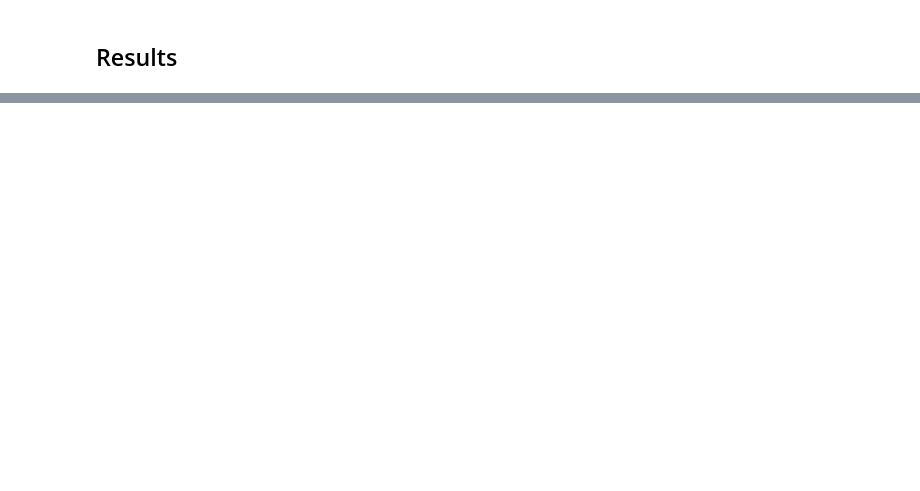
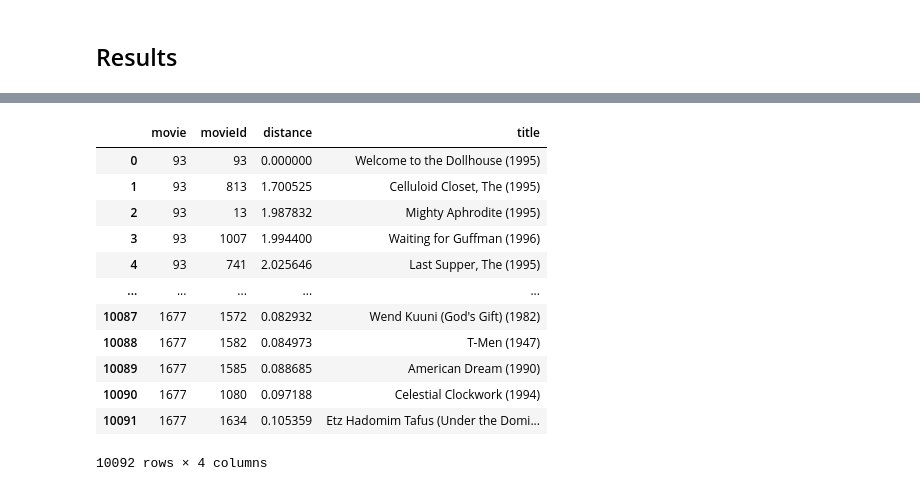
Before and after one commit to nlp-nathan/better_than_netflix_movie_recommender, a Jupyter notebook: notebooks/LightGCN.ipynb, the cells around one changed output, grey strips where cells are left out. Drawn from its saved outputs; the diff is of its cells as text; code cells hidden in the pictures; blank space fills up the shorter version.

```diff
--- a/notebooks/LightGCN.ipynb
+++ b/notebooks/LightGCN.ipynb
@@ -580,0 +583,28 @@ NDCG: 0.463898
+# %%
+# Get the movie embeddings
+_, new_item_embed = model(model.user_embedding, model.item_embedding)
+# %%
+k = 6
+nbrs = NearestNeighbors(n_neighbors=k).fit(new_item_embed)
+distances, indices = nbrs.kneighbors(new_item_embed)
+
+closest_movies = pd.DataFrame({
+    'movie': np.repeat(np.arange(indices.shape[0])[:, None], k),
+    'movieId': indices.flatten(),
+    'distance': distances.flatten()
+    }).replace({'movie': id2item,'movieId': id2item}).merge(movie_titles, how='left', on='movieId')
+closest_movies
+# %% [output]
+|  | movie | movieId | distance | title |
+| 0 | 93 | 93 | 0.000000 | Welcome to the Dollhouse (1995) |
+| 1 | 93 | 813 | 1.700525 | Celluloid Closet, The (1995) |
+| 2 | 93 | 13 | 1.987832 | Mighty Aphrodite (1995) |
+| 3 | 93 | 1007 | 1.994400 | Waiting for Guffman (1996) |
+| 4 | 93 | 741 | 2.025646 | Last Supper, The (1995) |
+| ... | ... | ... | ... | ... |
+| 10087 | 1677 | 1572 | 0.082932 | Wend Kuuni (God's Gift) (1982) |
+| 10088 | 1677 | 1582 | 0.084973 | T-Men (1947) |
+| 10089 | 1677 | 1585 | 0.088685 | American Dream (1990) |
+| 10090 | 1677 | 1080 | 0.097188 | Celestial Clockwork (1994) |
+| 10091 | 1677 | 1634 | 0.105359 | Etz Hadomim Tafus (Under the Domi... |
+10092 rows × 4 columns
```
Also changed, not shown: parts of 17 cells of this notebook.
